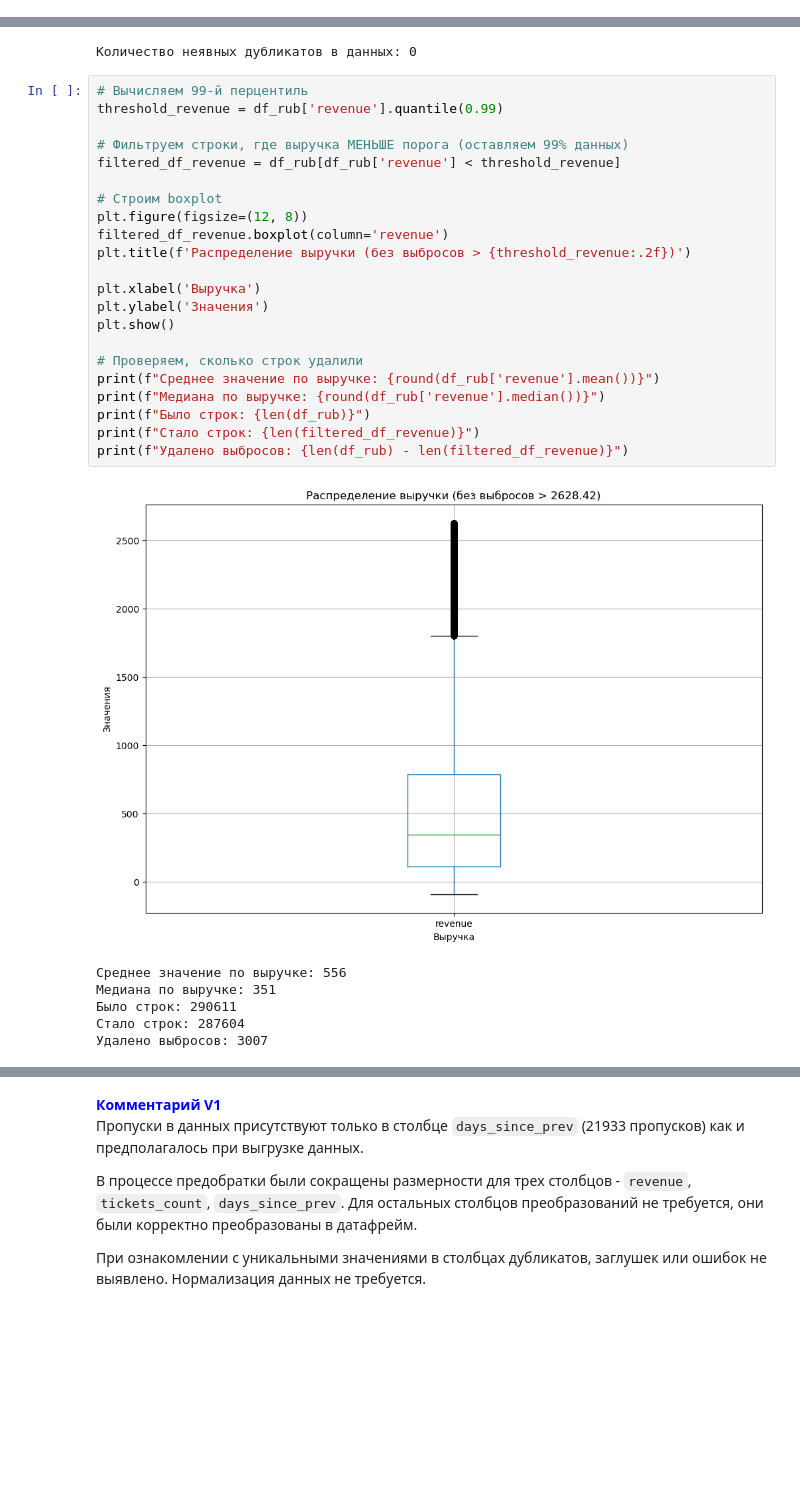
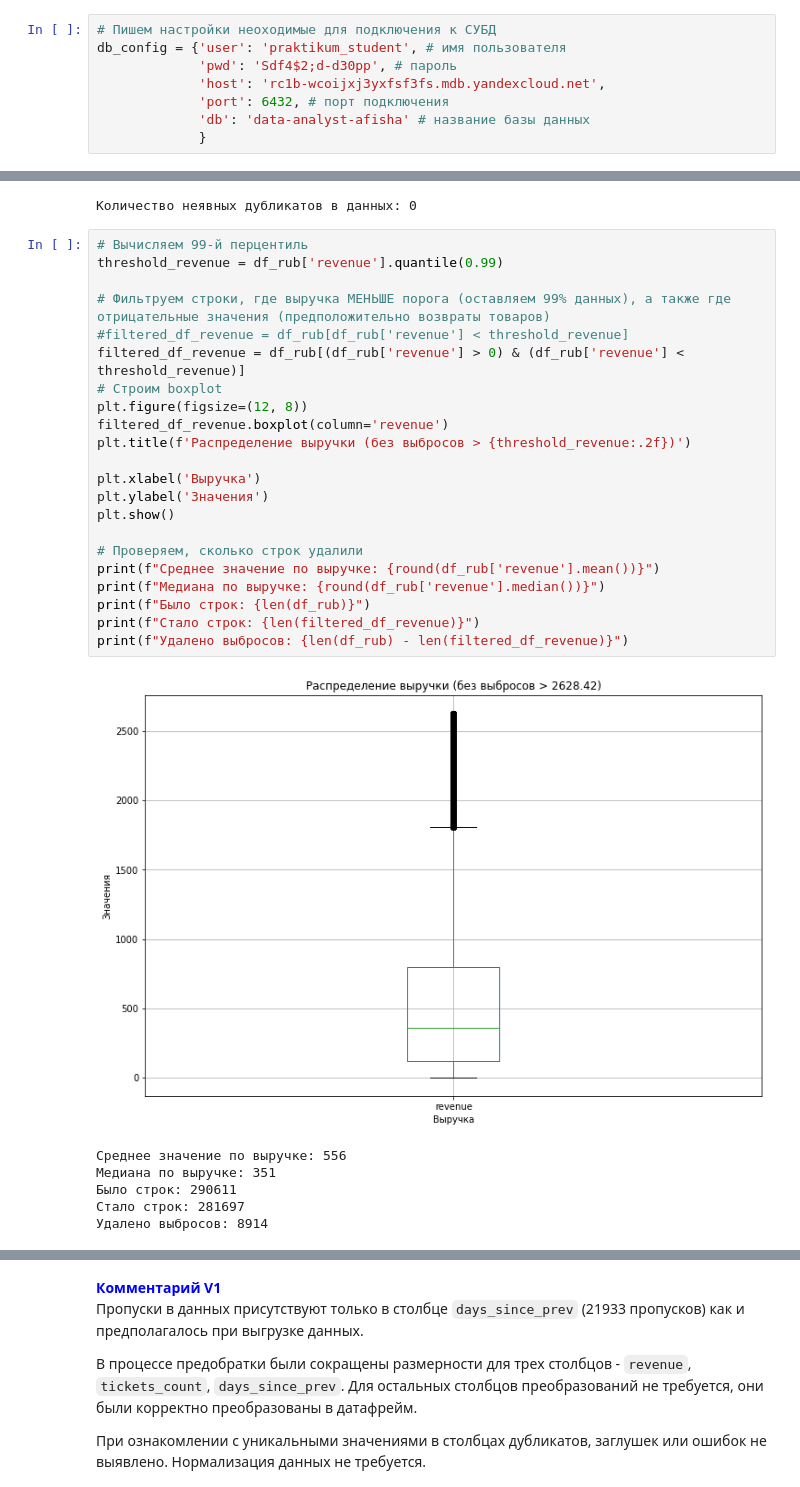
Before and after one commit to Godzula-Alex/project_module2, a Jupyter notebook: Анализ лояльности пользователей Яндекс Афиши.ipynb, the cells around one changed output, grey strips where cells are left out. Cells and saved outputs as stored; diff of their text form; blank space fills up the shorter version.

```diff
--- a/Анализ лояльности пользователей Яндекс Афиши.ipynb
+++ b/Анализ лояльности пользователей Яндекс Афиши.ipynb
@@ -130,3 +178,11 @@ db_config = {'user': 'praktikum_student', # имя пользователя
+# %%
+# Пишем настройки неоходимые для подключения к СУБД
+db_config = {'user': 'praktikum_student', # имя пользователя
+             'pwd': 'Sdf4$2;d-d30pp', # пароль
+             'host': 'rc1b-wcoijxj3yxfsf3fs.mdb.yandexcloud.net',
+             'port': 6432, # порт подключения
+             'db': 'data-analyst-afisha' # название базы данных
+             }
 # %%
 # Создаем строку для подключения
 connection_string = 'postgresql://{}:{}@{}:{}/{}'.format(
@@ -410,32 +538,32 @@ print('Количество неявных дубликатов в данных:
 # %%
 # Вычисляем 99-й перцентиль
 threshold_revenue = df_rub['revenue'].quantile(0.99)
 
-# Фильтруем строки, где выручка МЕНЬШЕ порога (оставляем 99% данных)
-filtered_df_revenue = df_rub[df_rub['revenue'] < threshold_revenue]
-
+# Фильтруем строки, где выручка МЕНЬШЕ порога (оставляем 99% данных), а также где отрицательные значения (предположительно возвраты товаров)
+#filtered_df_revenue = df_rub[df_rub['revenue'] < threshold_revenue]
+filtered_df_revenue = df_rub[(df_rub['revenue'] > 0) & (df_rub['revenue'] < threshold_revenue)]
 # Строим boxplot
 plt.figure(figsize=(12, 8))
 filtered_df_revenue.boxplot(column='revenue')
 plt.title(f'Распределение выручки (без выбросов > {threshold_revenue:.2f})')
 
 plt.xlabel('Выручка')
 plt.ylabel('Значения')
 plt.show()
 
 # Проверяем, сколько строк удалили
 print(f"Среднее значение по выручке: {round(df_rub['revenue'].mean())}")
 print(f"Медиана по выручке: {round(df_rub['revenue'].median())}")
 print(f"Было строк: {len(df_rub)}")
 print(f"Стало строк: {len(filtered_df_revenue)}")
 print(f"Удалено выбросов: {len(df_rub) - len(filtered_df_revenue)}")
 # %% [output]
-[figure, old version]
+[figure, new version]
 Среднее значение по выручке: 556
 Медиана по выручке: 351
 Было строк: 290611
-Стало строк: 287604
-Удалено выбросов: 3007
+Стало строк: 281697
+Удалено выбросов: 8914
 # %%
 # Построим распределение данных для столбца `score`
 sns.histplot(data=filtered_df_revenue, x='revenue', bins=25)
```
Also changed, not shown: parts of 100 cells of this notebook, 1 other file.
